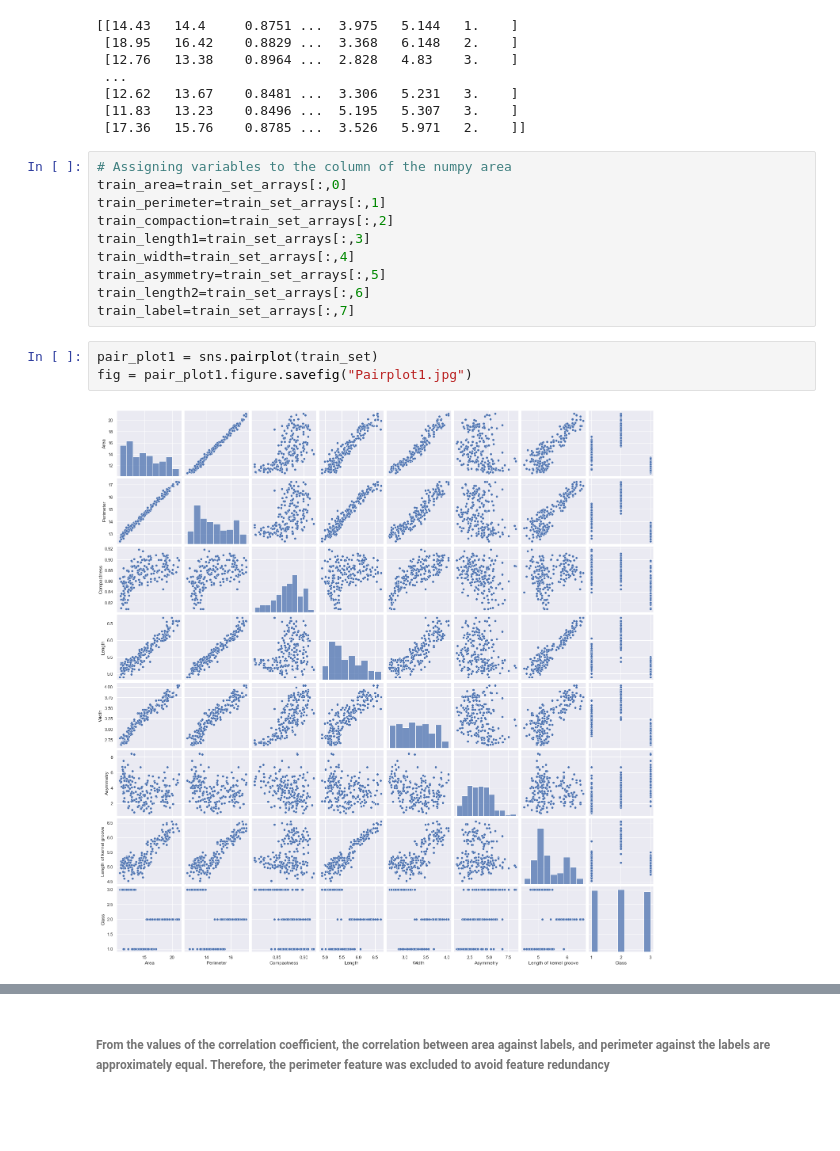
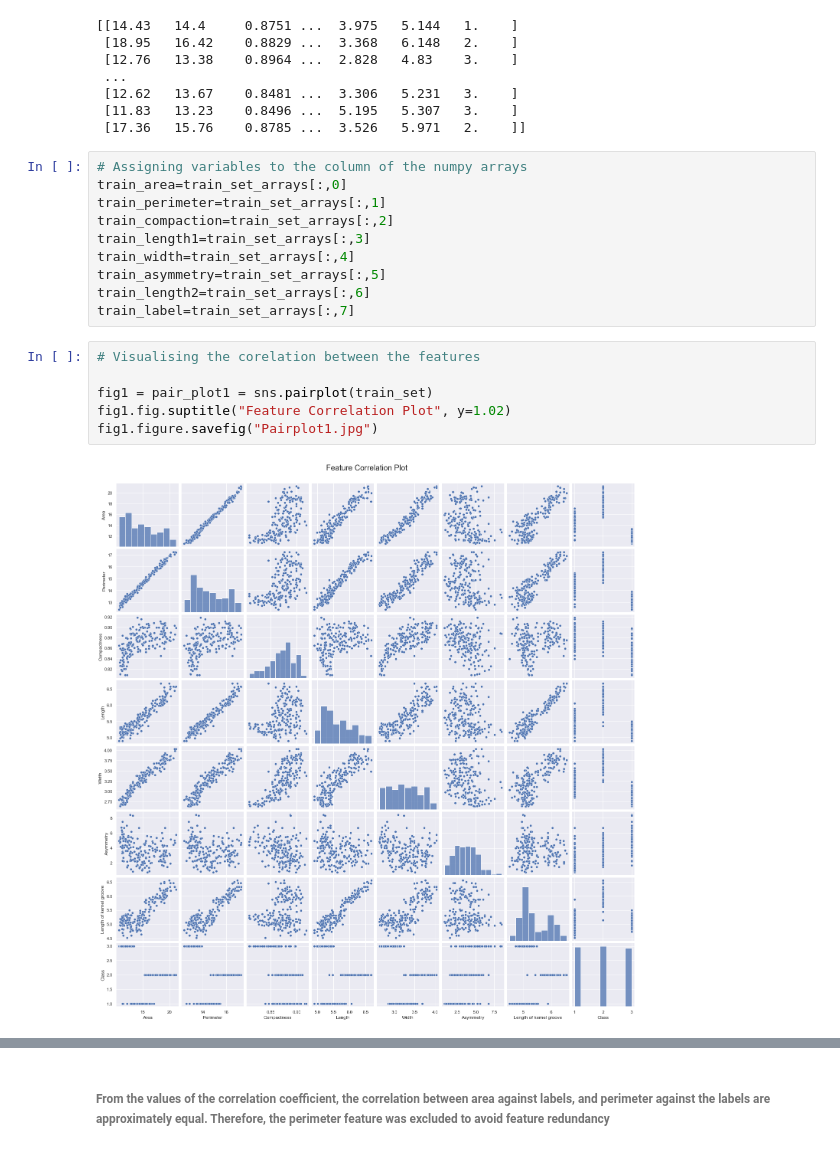
Before and after one commit to ARCHIBONG1/Wheat-Species-Prediction-Using-Clustering, a Jupyter notebook: Wheat Species Machine Learning Prediction_ Clustering Algorithms.ipynb, the cells around one changed output, grey strips where cells are left out. Drawn from its saved outputs; the diff is of its cells as text; blank space fills up the shorter version.

```diff
--- a/Wheat Species Machine Learning Prediction_ Clustering Algorithms.ipynb
+++ b/Wheat Species Machine Learning Prediction_ Clustering Algorithms.ipynb
@@ -71,7 +71,7 @@ print(train_set_arrays)
  [11.83   13.23    0.8496 ...  5.195   5.307   3.    ]
  [17.36   15.76    0.8785 ...  3.526   5.971   2.    ]]
 # %%
-# Assigning variables to the column of the numpy area
+# Assigning variables to the column of the numpy arrays
 train_area=train_set_arrays[:,0]
 train_perimeter=train_set_arrays[:,1]
 train_compaction=train_set_arrays[:,2]
@@ -81,8 +81,11 @@ train_asymmetry=train_set_arrays[:,5]
 train_length2=train_set_arrays[:,6]
 train_label=train_set_arrays[:,7]
 # %%
-pair_plot1 = sns.pairplot(train_set)
-fig = pair_plot1.figure.savefig("Pairplot1.jpg")
+# Visualising the corelation between the features
+
+fig1 = pair_plot1 = sns.pairplot(train_set)
+fig1.fig.suptitle("Feature Correlation Plot", y=1.02)
+fig1.figure.savefig("Pairplot1.jpg")
 # %% [output]
-[figure, old version]
+[figure, new version]
 # %%
```
Also changed, not shown: parts of 48 cells of this notebook.
